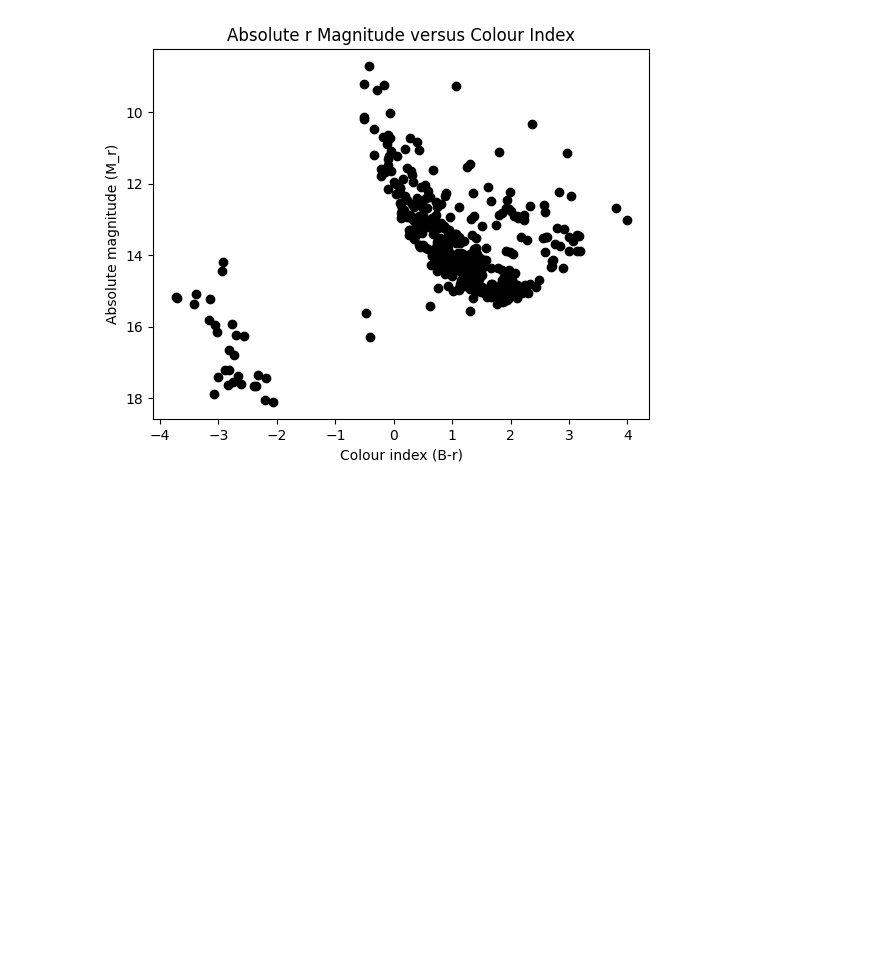
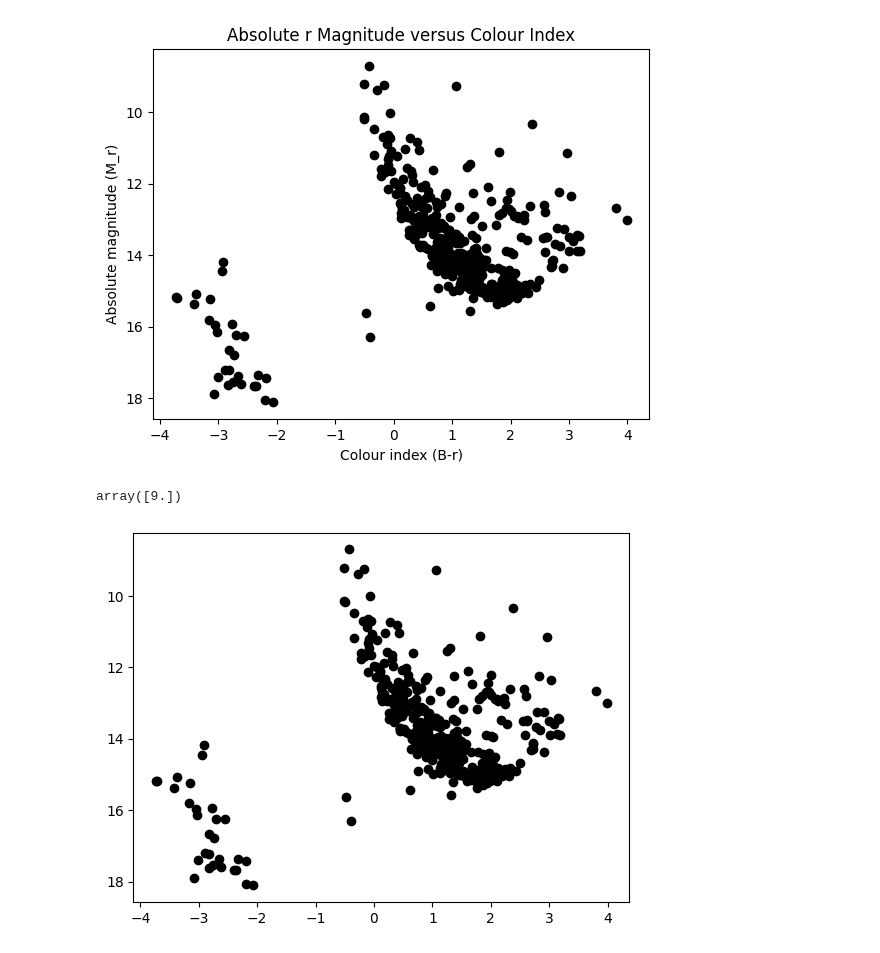
Before and after one commit to Clarke-Henshaw-Miles/extra, a Jupyter notebook: turtle_tree.ipynb, the cells around one changed output. Saved outputs shown, nothing was run; the diff lists cells and outputs as text; code cells hidden in the pictures; blank space fills up the shorter version.

```diff
--- a/turtle_tree.ipynb
+++ b/turtle_tree.ipynb
@@ -24,0 +30,17 @@ Text(0, 0.5, 'Absolute magnitude (M_r)')
+# %%
+ubv_iso_logAge, ubv_iso_Bmag, ubv_iso_Vmag = np.loadtxt('try1.dat',usecols=(2,27,28),unpack=True)
+# %%
+np.unique(ubv_iso_logAge)
+# %% [output]
+array([9.])
+# %%
+age1 = np.where(ubv_iso_logAge == 7.85)
+Bmags_age1 = ubv_iso_Bmag[age1]
+Vmags_age1 = ubv_iso_Vmag[age1]
+bv1= Bmags_age1 - Vmags_age1
+plt.plot(bv1,Vmags_age1,'ro',label='10^9 years' )
+plt.plot(Br, magr, 'ko')
+
+plt.gca().invert_yaxis()
+# %% [output]
+[figure, added]
```
Also changed, not shown: parts of 6 cells of this notebook.
